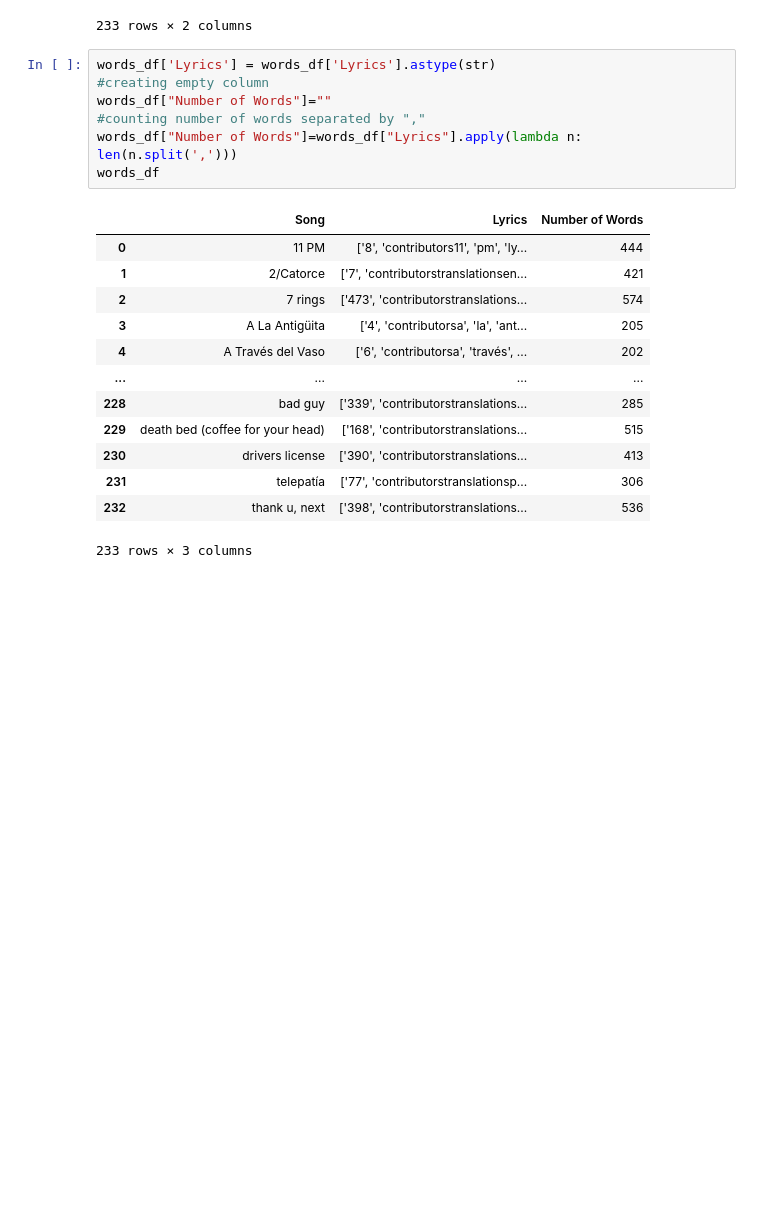
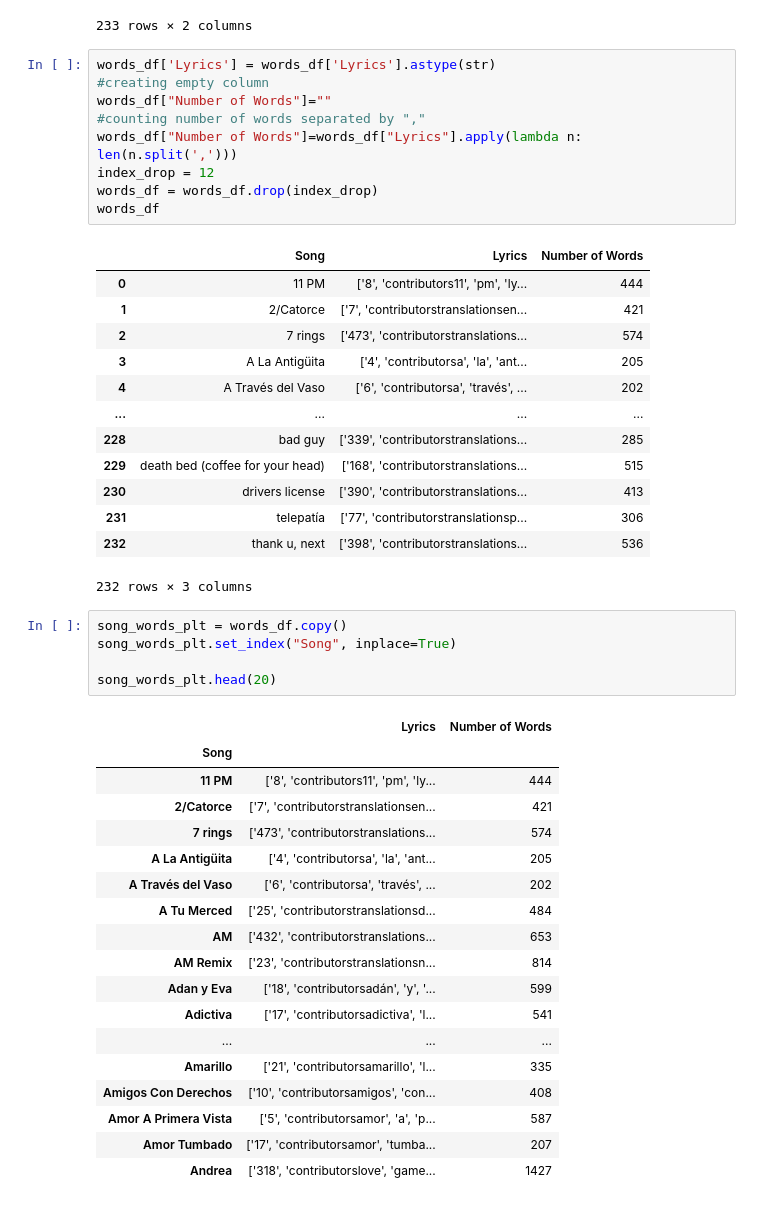
Before and after one commit to AlejandroChavezA00571497/project01, a Jupyter notebook: FinalCodes/statistical_analysis.ipynb, the cells around one changed output. Drawn from its saved outputs; the diff is of its cells as text; blank space fills up the shorter version.

```diff
--- a/FinalCodes/statistical_analysis.ipynb
+++ b/FinalCodes/statistical_analysis.ipynb
@@ -124,6 +124,8 @@ words_df['Lyrics'] = words_df['Lyrics'].astype(str)
 words_df["Number of Words"]=""
 #counting number of words separated by ","
 words_df["Number of Words"]=words_df["Lyrics"].apply(lambda n: len(n.split(',')))
+index_drop = 12
+words_df = words_df.drop(index_drop)
 words_df
 # %% [output]
 |  | Song | Lyrics | Number of Words |
@@ -138,5 +140,29 @@ words_df
 | 230 | drivers license | ['390', 'contributorstranslations... | 413 |
 | 231 | telepatía | ['77', 'contributorstranslationsp... | 306 |
 | 232 | thank u, next | ['398', 'contributorstranslations... | 536 |
-233 rows × 3 columns
+232 rows × 3 columns
+# %%
+song_words_plt = words_df.copy()
+song_words_plt.set_index("Song", inplace=True)
+
+song_words_plt.head(20)
+# %% [output]
+|  | Lyrics | Number of Words |
+| Song |  |  |
+| 11 PM | ['8', 'contributors11', 'pm', 'ly... | 444 |
+| 2/Catorce | ['7', 'contributorstranslationsen... | 421 |
+| 7 rings | ['473', 'contributorstranslations... | 574 |
+| A La Antigüita | ['4', 'contributorsa', 'la', 'ant... | 205 |
+| A Través del Vaso | ['6', 'contributorsa', 'través', ... | 202 |
+| A Tu Merced | ['25', 'contributorstranslationsd... | 484 |
+| AM | ['432', 'contributorstranslations... | 653 |
+| AM Remix | ['23', 'contributorstranslationsn... | 814 |
+| Adan y Eva | ['18', 'contributorsadán', 'y', '... | 599 |
+| Adictiva | ['17', 'contributorsadictiva', 'l... | 541 |
+| ... | ... | ... |
+| Amarillo | ['21', 'contributorsamarillo', 'l... | 335 |
+| Amigos Con Derechos | ['10', 'contributorsamigos', 'con... | 408 |
+| Amor A Primera Vista | ['5', 'contributorsamor', 'a', 'p... | 587 |
+| Amor Tumbado | ['17', 'contributorsamor', 'tumba... | 207 |
+| Andrea | ['318', 'contributorslove', 'game... | 1427 |
 # %%
```
Also changed, not shown: parts of 10 cells of this notebook, 4 other files.
